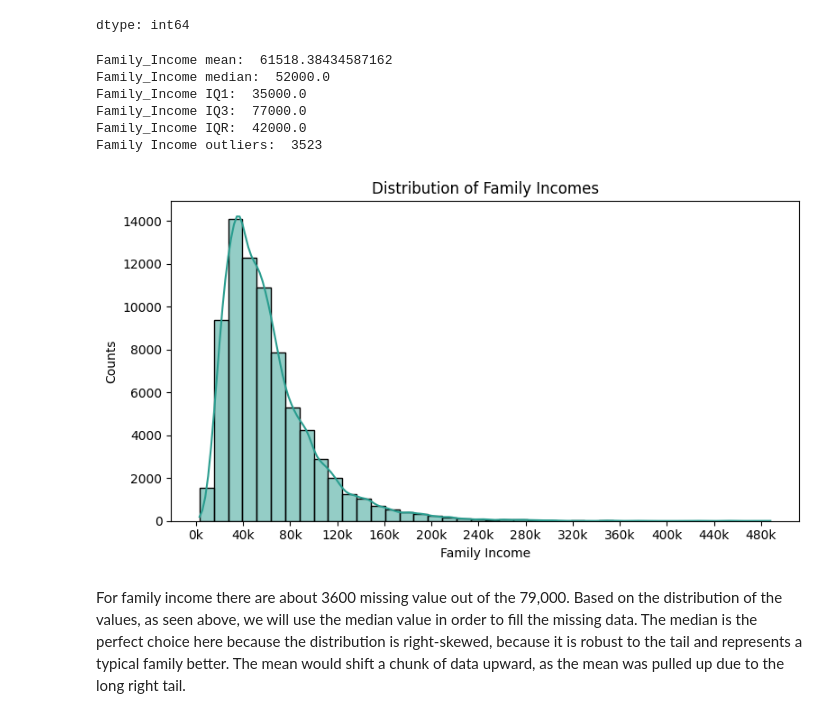
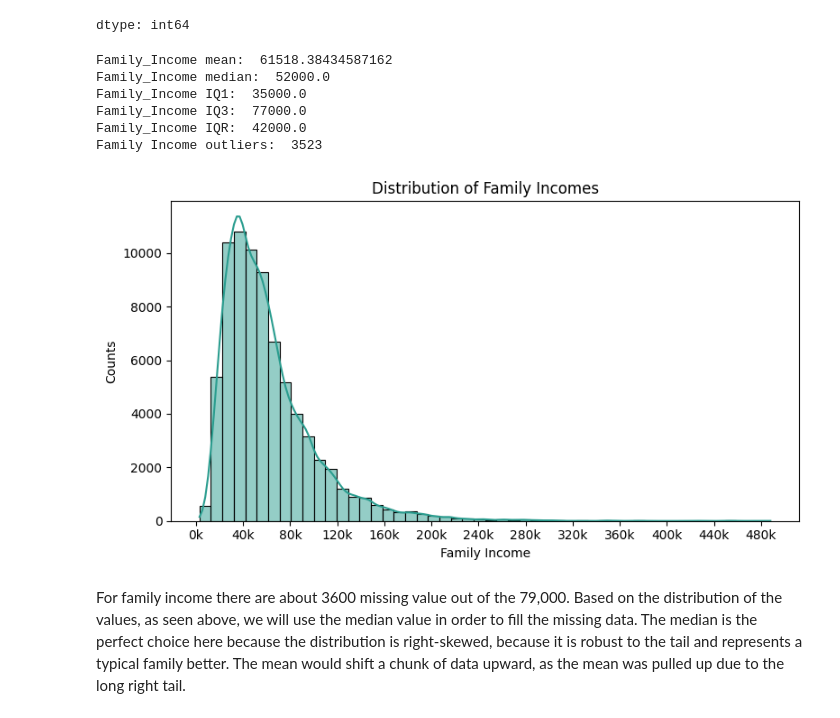
Before and after one commit to mihaighise/student_retention_analysis, a Jupyter notebook: Student_Retention.ipynb, the cells around one changed output. Saved outputs shown, nothing was run; the diff lists cells and outputs as text; code cells hidden in the pictures.

```diff
--- a/Student_Retention.ipynb
+++ b/Student_Retention.ipynb
@@ -80,38 +80,39 @@ Missing values based on columns:
 | LMS_Logins | 867 |
 dtype: int64
 # %%
+# Check Family Income values
 print("Family_Income mean: ", df_raw["Family_Income"].mean())
 print("Family_Income median: ", df_raw["Family_Income"].median())
 family_income_q1 = df_raw["Family_Income"].quantile(0.25)
 family_income_q3 = df_raw["Family_Income"].quantile(0.75)
 print("Family_Income IQ1: ", family_income_q1)
 print("Family_Income IQ3: ", family_income_q3)
 family_income_iqr = family_income_q3 - family_income_q1
 print("Family_Income IQR: ", family_income_iqr)
 
 # Check for outliers for family income
 family_income_lower_bound = family_income_q1 - 1.5 * family_income_iqr
 family_income_upper_bound = family_income_q3 + 1.5 * family_income_iqr
 
 mask = (df_raw["Family_Income"] > family_income_upper_bound) | (df_raw["Family_Income"] < family_income_lower_bound)
 n_outliers = mask.sum()
 print("Family Income outliers: ", n_outliers)
 
 fig, ax = plt.subplots(figsize=(8, 4.5))
-sns.histplot(data=df_raw, x='Family_Income', bins=40, kde=True, color='#2A9D8F', ax=ax)
+sns.histplot(data=df_raw, x='Family_Income', bins=50, kde=True, color='#2A9D8F', ax=ax)
 ax.set(title='Distribution of Family Incomes', xlabel='Family Income', ylabel='Counts')
 ax.xaxis.set_major_locator(MultipleLocator(40000))
 ax.xaxis.set_major_formatter(FuncFormatter(lambda x, _: f'{x/1000:.0f}k'))
 plt.tight_layout()
 plt.show()
 # %% [output]
 Family_Income mean:  61518.38434587162
 Family_Income median:  52000.0
 Family_Income IQ1:  35000.0
 Family_Income IQ3:  77000.0
 Family_Income IQR:  42000.0
 Family Income outliers:  3523
-[figure, old version]
+[figure, new version]
 # %% [markdown]
 For family income there are about 3600 missing value out of the 79,000. Based on the distribution of the values, as seen above, we will use the median value in order to fill the missing data. The median is the perfect choice here because the distribution is right-skewed, because it is robust to the tail and represents a typical family better. The mean would shift a chunk of data upward, as the mean was pulled up due to the long right tail.
 # %%
```
Also changed, not shown: parts of 3 cells of this notebook.
